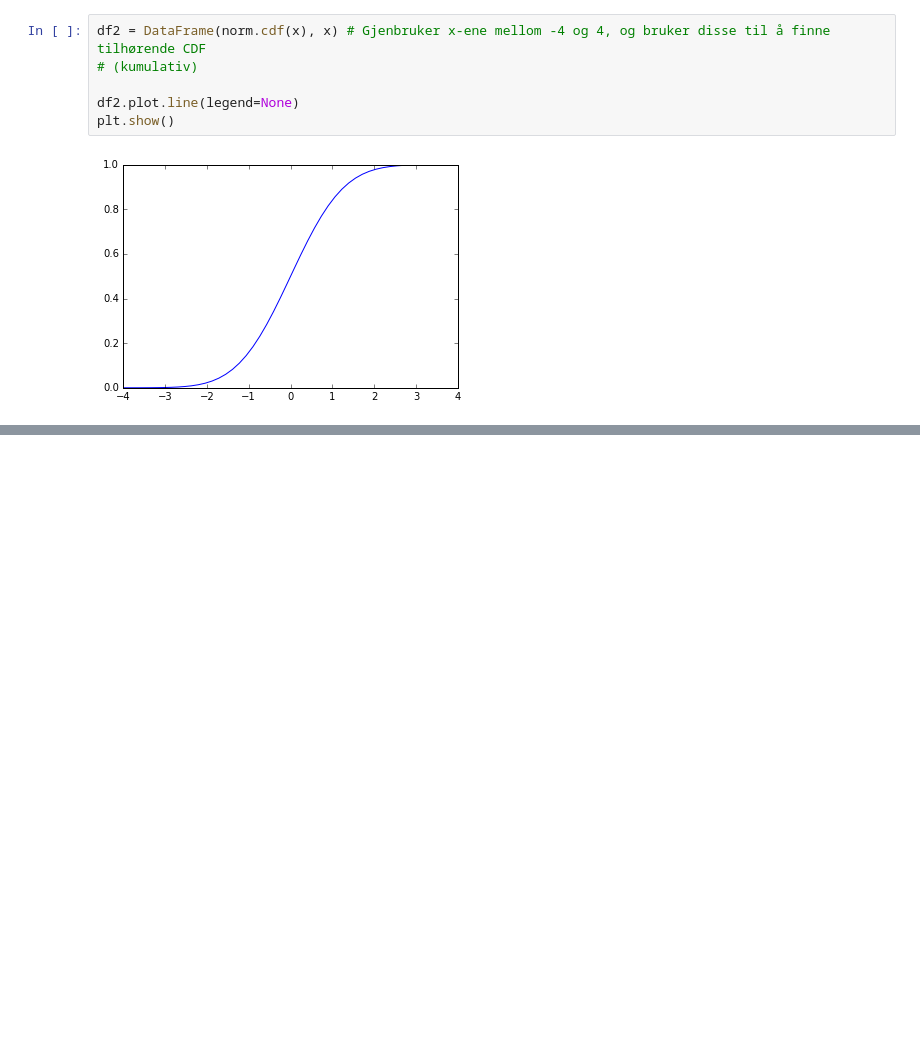
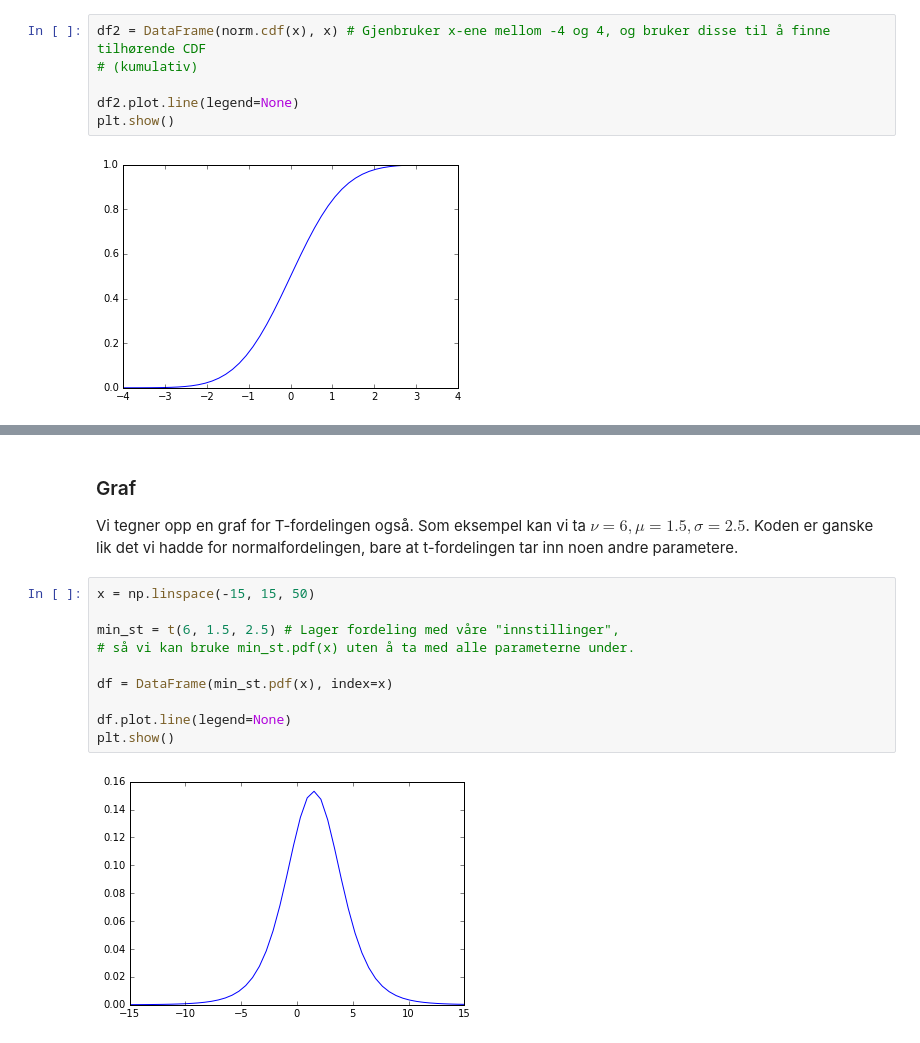
Before and after one commit to oal/ma155-pandas-manual, a Jupyter notebook: notebooks/Kontinuerlige sannsynlighetsfordelinger.ipynb, the cells around one changed output, grey strips where cells are left out. Saved outputs shown, nothing was run; the diff lists cells and outputs as text; blank space fills up the shorter version.

Commit message:
Kontinuerlige fordelinger.

```diff
--- a/notebooks/Kontinuerlige sannsynlighetsfordelinger.ipynb
+++ b/notebooks/Kontinuerlige sannsynlighetsfordelinger.ipynb
@@ -107,0 +148,15 @@ plt.show()
+# %% [markdown]
+### Graf
+Vi tegner opp en graf for T-fordelingen også. Som eksempel kan vi ta $\nu=6, \mu=1.5, \sigma=2.5$. Koden er ganske lik det vi hadde for normalfordelingen, bare at t-fordelingen tar inn noen andre parametere.
+# %%
+x = np.linspace(-15, 15, 50)
+
+min_st = t(6, 1.5, 2.5) # Lager fordeling med våre "innstillinger",
+# så vi kan bruke min_st.pdf(x) uten å ta med alle parameterne under.
+
+df = DataFrame(min_st.pdf(x), index=x)
+
+df.plot.line(legend=None)
+plt.show()
+# %% [output]
+[figure, added]
```
Also changed, not shown: parts of 13 cells of this notebook, 1 other file.
